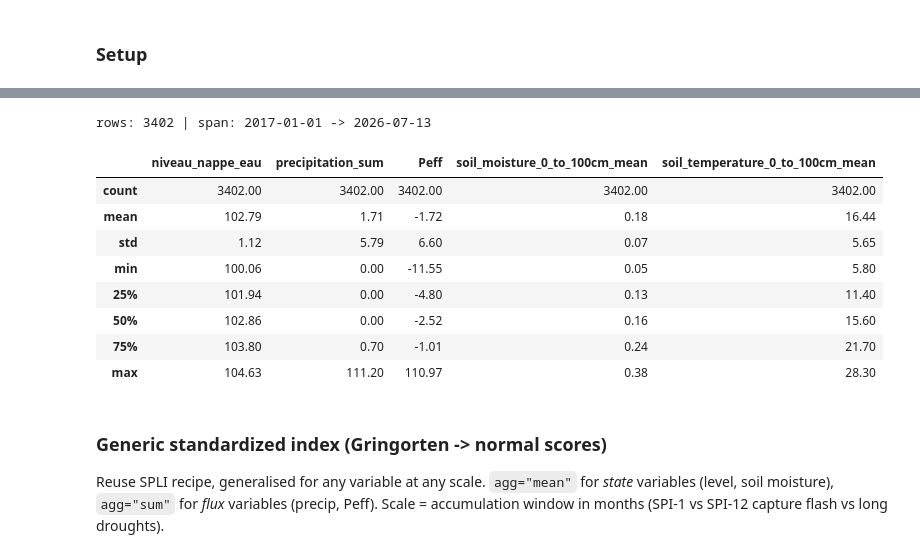
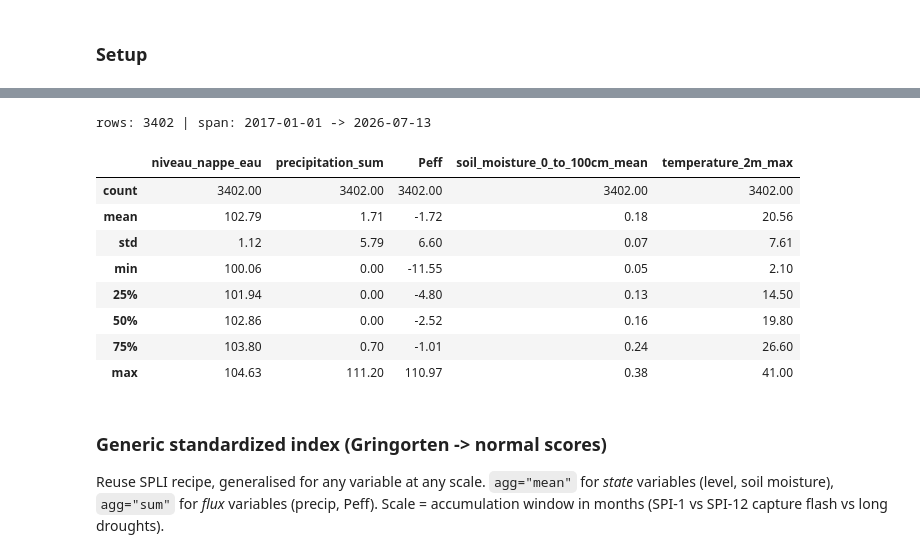
Before and after one commit to lauradmch/NappeCast-forecasting, a Jupyter notebook: notebooks/extreme_events_analysis.ipynb, the cells around one changed output, grey strips where cells are left out. Saved outputs shown, nothing was run; the diff lists cells and outputs as text; code cells hidden in the pictures.

```diff
--- a/notebooks/extreme_events_analysis.ipynb
+++ b/notebooks/extreme_events_analysis.ipynb
@@ -15,3 +15,15 @@ heatwaves), characterise each (duration, intensity, severity), and study
 **Reference for the graphs**: https://www.brgm.fr/en/reference-completed-project/standardised-piezometric-level-indicator-spli-water-resource-management
 # %% [markdown]
 ### Setup
+# %%
+import pandas as pd, numpy as np
+import matplotlib.pyplot as plt, matplotlib.colors as mcolors
+from pathlib import Path
+#from src.config import load_config
+from scipy.stats import norm
+
+#CONFIG = load_config()
+#INPUT = Path(CONFIG["paths"]["data"]["interim"]) / "dataset_merged_featured_adc.csv"
+INPUT = Path("..") / "data" / "interim" / "dataset_merged_featured_adc.csv"
+df = pd.read_csv(INPUT).set_index("date_index")
+df.index = pd.to_datetime(df.index); df = df.sort_index()
@@ -18,36 +63,33 @@ heatwaves), characterise each (duration, intensity, severity), and study
 # %%
-import pandas as pd, numpy as np
-import matplotlib.pyplot as plt, matplotlib.colors as mcolors
-from scipy.stats import norm
-from pathlib import Path
-
-INPUT = Path("..") / "data" / "interim" / "featured_data.csv"
-df = pd.read_csv(INPUT).set_index("date_index")
-df.index = pd.to_datetime(df.index); df = df.sort_index()
-
 # Daily water balance = rain - reference ET (drives an SPEI-like index).
 df["Peff"] = df["precipitation_sum"] - df["et0_fao_evapotranspiration"]
 
 # Column roles
 GWL  = "niveau_nappe_eau"                 # state -> aggregate by MEAN
 SM   = "soil_moisture_0_to_100cm_mean"    # state -> aggregate by MEAN
 PRCP = "precipitation_sum"                # flux  -> aggregate by SUM
 PEFF = "Peff"                             # flux  -> aggregate by SUM
+ET = "et0_fao_evapotranspiration"        # flux  -> aggregate by SUM
+ST = "soil_temperature_0_to_100cm_mean"   # state -> aggregate by MEAN
+SR = "shortwave_radiation_sum"            # flux  -> aggregate by SUM
+WS = "wind_speed_10m_mean"                # state -> aggregate by MEAN
+CC = "cloud_cover_mean"                   # state -> aggregate by MEAN
+PMSL = "pressure_msl_mean"                # state -> aggregate by MEAN
 # Heatwave needs daily MAX air temp
-TMAX = "temperature_2m_max" if "temperature_2m_max" in df.columns else "soil_temperature_0_to_100cm_mean" #None
+TMAX = "temperature_2m_max"
 print("rows:", len(df), "| span:", df.index.min().date(), "->", df.index.max().date())
 df[[GWL, PRCP, PEFF, SM, TMAX]].describe().round(2)
 # %% [output]
 rows: 3402 | span: 2017-01-01 -> 2026-07-13
-|  | niveau_nappe_eau | precipitation_sum | Peff | soil_moisture_0_to_100cm_mean | soil_temperature_0_to_100cm_mean |
+|  | niveau_nappe_eau | precipitation_sum | Peff | soil_moisture_0_to_100cm_mean | temperature_2m_max |
 | count | 3402.00 | 3402.00 | 3402.00 | 3402.00 | 3402.00 |
-| mean | 102.79 | 1.71 | -1.72 | 0.18 | 16.44 |
-| std | 1.12 | 5.79 | 6.60 | 0.07 | 5.65 |
-| min | 100.06 | 0.00 | -11.55 | 0.05 | 5.80 |
-| 25% | 101.94 | 0.00 | -4.80 | 0.13 | 11.40 |
-| 50% | 102.86 | 0.00 | -2.52 | 0.16 | 15.60 |
-| 75% | 103.80 | 0.70 | -1.01 | 0.24 | 21.70 |
-| max | 104.63 | 111.20 | 110.97 | 0.38 | 28.30 |
+| mean | 102.79 | 1.71 | -1.72 | 0.18 | 20.56 |
+| std | 1.12 | 5.79 | 6.60 | 0.07 | 7.61 |
+| min | 100.06 | 0.00 | -11.55 | 0.05 | 2.10 |
+| 25% | 101.94 | 0.00 | -4.80 | 0.13 | 14.50 |
+| 50% | 102.86 | 0.00 | -2.52 | 0.16 | 19.80 |
+| 75% | 103.80 | 0.70 | -1.01 | 0.24 | 26.60 |
+| max | 104.63 | 111.20 | 110.97 | 0.38 | 41.00 |
 # %% [markdown]
 ### Generic standardized index (Gringorten -> normal scores)
 
```
Also changed, not shown: parts of 7 cells of this notebook.
